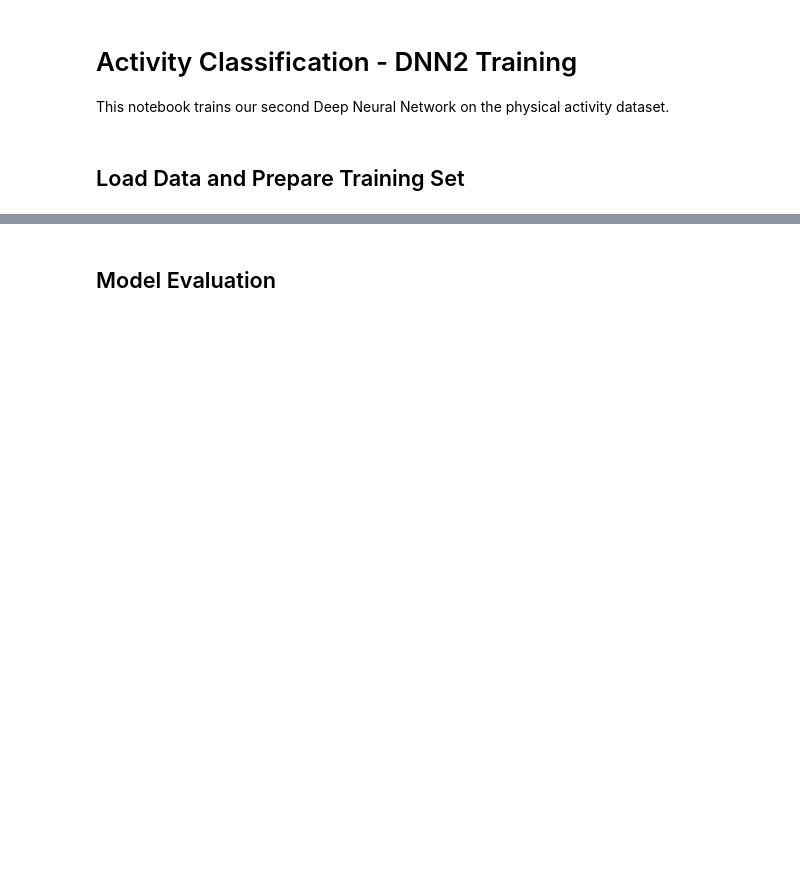
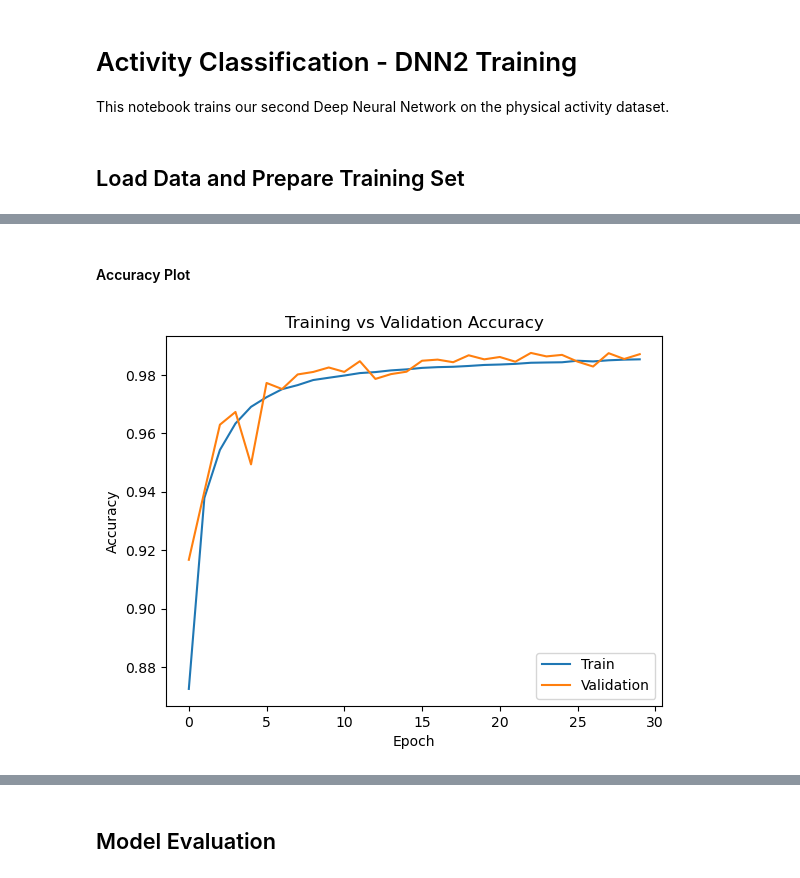
Before and after one commit to TamimDostyar/ds420Projects, a Jupyter notebook: project2/deeplearning/activity_DNN2.ipynb, the cells around one changed output, grey strips where cells are left out. Saved outputs shown, nothing was run; the diff lists cells and outputs as text; code cells hidden in the pictures; blank space fills up the shorter version.

```diff
--- a/project2/deeplearning/activity_DNN2.ipynb
+++ b/project2/deeplearning/activity_DNN2.ipynb
@@ -53,0 +35,18 @@ print(f"  optimizer: {best_hps.get('optimizer')}")
+# %%
+tuner = kt.Hyperband(
+    build_model_cnn,
+    objective="val_accuracy",
+    max_epochs=50,
+    factor=3,
+    directory="dnn2",
+    project_name="hyperband_tuning"
+)
+
+tuner.search(
+    X_train,
+    y_train_encoded,
+    validation_split=0.2,
+    epochs=50,
+    batch_size=1024,
+    verbose=1
+)
@@ -59,0 +85,18 @@ history = best_model.fit(X_train, y_train, epochs=20, validation_split=0.2)
+# %%
+best_model = tuner.hypermodel.build(best_hps)
+
+early_stop = tf.keras.callbacks.EarlyStopping(
+    monitor="val_accuracy",
+    patience=7,
+    restore_best_weights=True
+)
+
+history = best_model.fit(
+    X_train,
+    y_train_encoded,
+    validation_split=0.2,
+    epochs=50,
+    batch_size=1024,
+    callbacks=[early_stop],
+    verbose=1
+)
@@ -59,0 +121,12 @@ history = best_model.fit(X_train, y_train, epochs=20, validation_split=0.2)
+# %% [markdown]
+#### Accuracy Plot
+# %%
+plt.plot(history.history["accuracy"])
+plt.plot(history.history["val_accuracy"])
+plt.xlabel("Epoch")
+plt.ylabel("Accuracy")
+plt.title("Training vs Validation Accuracy")
+plt.legend(["Train", "Validation"])
+plt.show()
+# %% [output]
+[figure, added]
```
Also changed, not shown: parts of 14 cells of this notebook, 3 other files.
